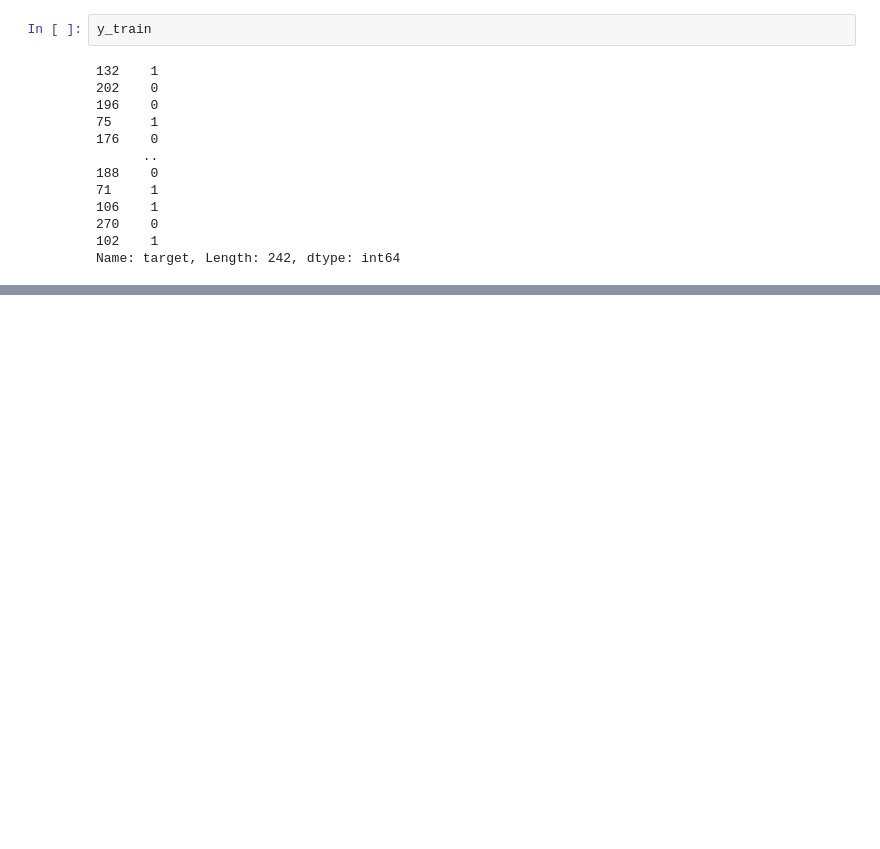
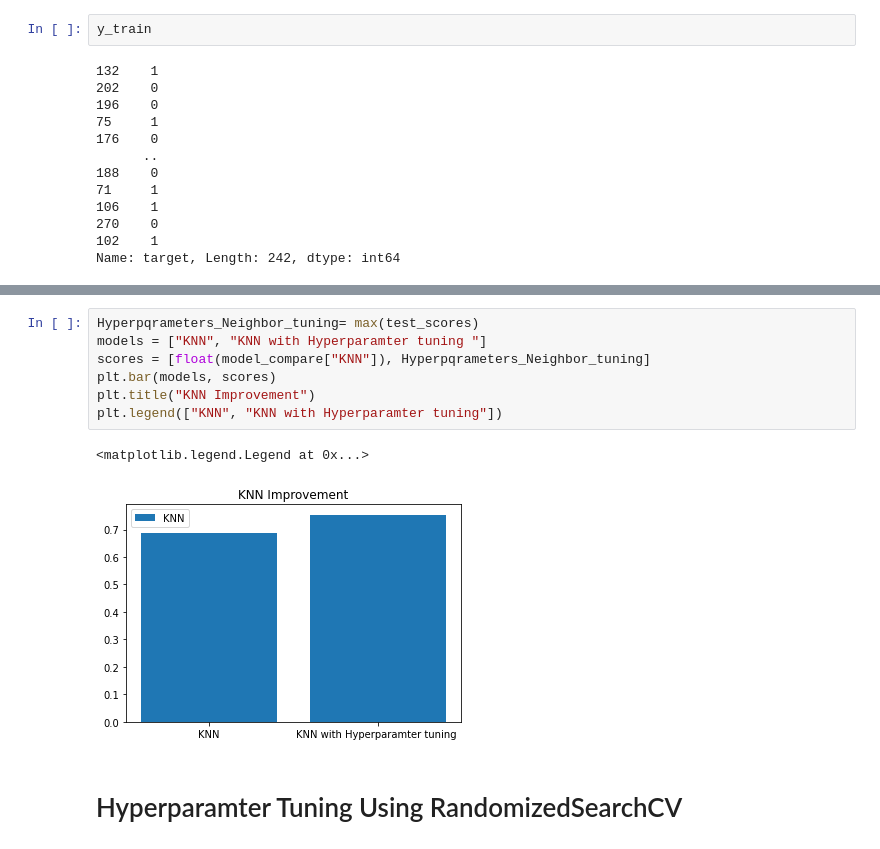
Before and after one commit to AchrafBOURASS/Machine-Learning-, a Jupyter notebook: Heart_Disease_Classification.ipynb, the cells around one changed output, grey strips where cells are left out. Drawn from its saved outputs; the diff is of its cells as text; blank space fills up the shorter version.

```diff
--- a/Heart_Disease_Classification.ipynb
+++ b/Heart_Disease_Classification.ipynb
@@ -323,0 +392,12 @@ Name: target, Length: 242, dtype: int64
+# %%
+Hyperpqrameters_Neighbor_tuning= max(test_scores)
+models = ["KNN", "KNN with Hyperparamter tuning "]
+scores = [float(model_compare["KNN"]), Hyperpqrameters_Neighbor_tuning]
+plt.bar(models, scores)
+plt.title("KNN Improvement")
+plt.legend(["KNN", "KNN with Hyperparamter tuning"])
+# %% [output]
+<matplotlib.legend.Legend at 0x...>
+[figure, added]
+# %% [markdown]
+# Hyperparamter Tuning Using RandomizedSearchCV
```
Also changed, not shown: parts of 15 cells of this notebook.
